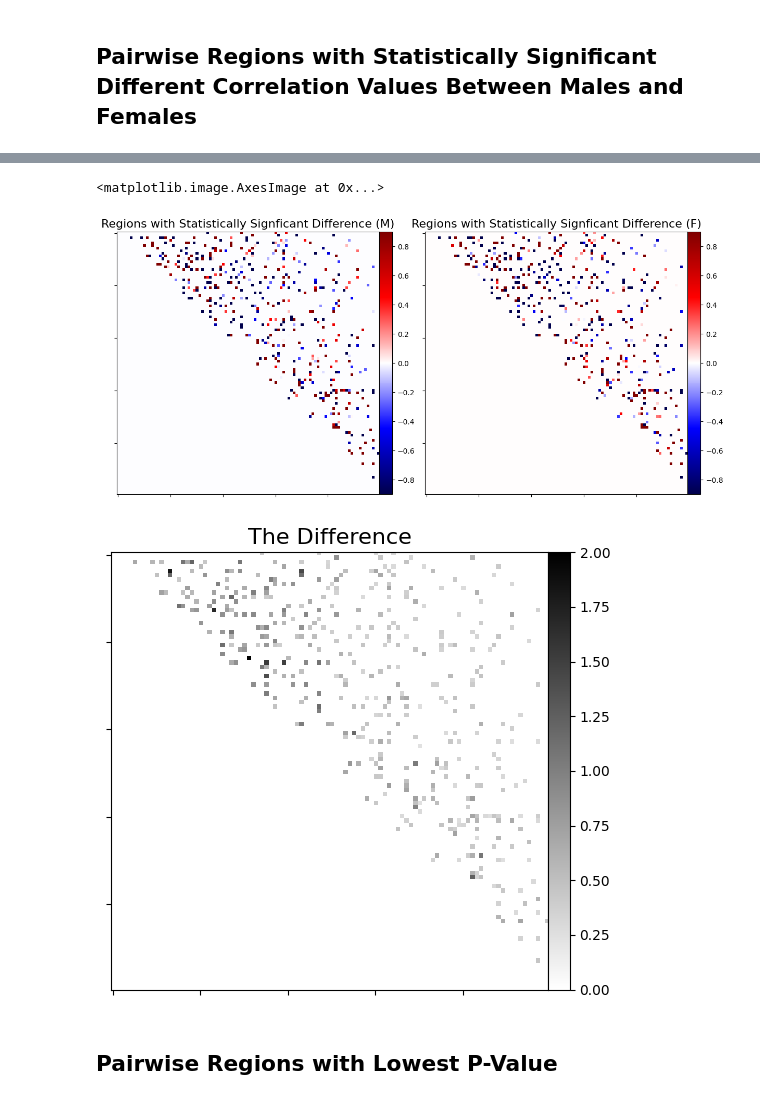
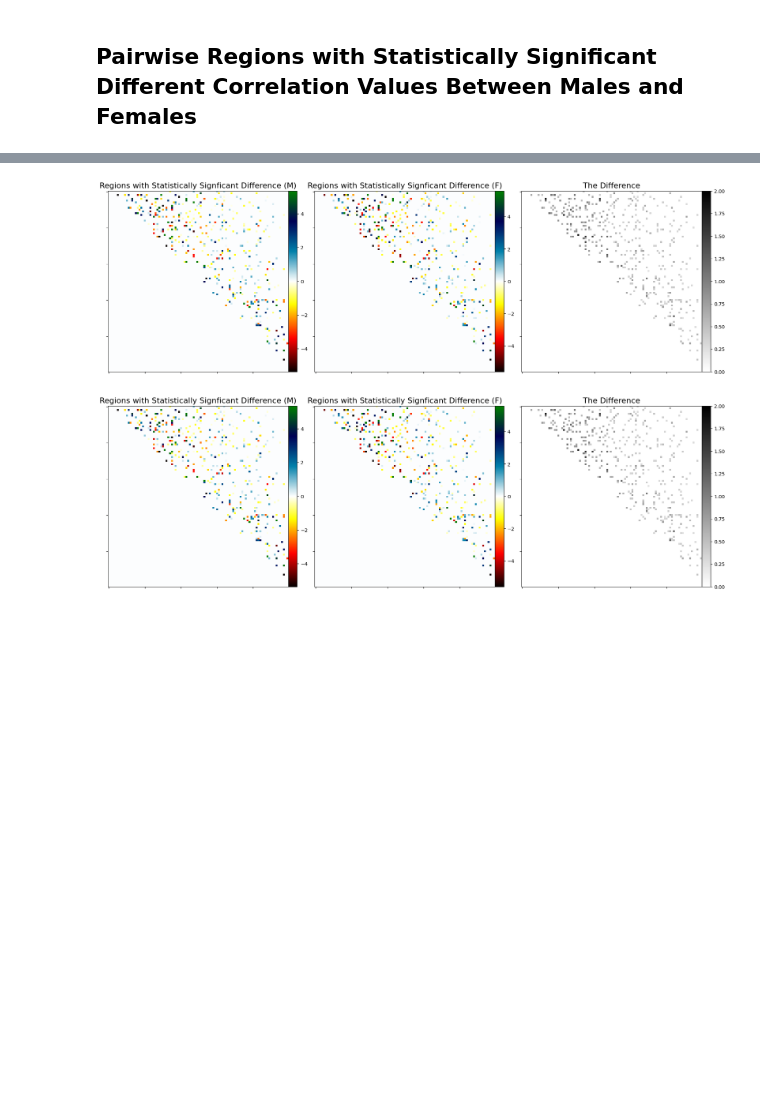
Before and after one commit to AndrewCheng02/DSC180B-Capstone-ProjectA09, a Jupyter notebook: HCP EDA.ipynb, the cells around one changed output, grey strips where cells are left out. Drawn from its saved outputs; the diff is of its cells as text; code cells hidden in the pictures; blank space fills up the shorter version.

```diff
--- a/HCP EDA.ipynb
+++ b/HCP EDA.ipynb
@@ -148,6 +172,6 @@ num_regions = diff_avg_netmat.shape[0]
 num_pairwise_regions = math.comb(num_regions, 2)
 bonferroni_alpha = alpha / num_pairwise_regions # bonferroni correction
 
-t_significant_regions = stat_tests.get_sig_regions(diff_avg_netmat, t_p_vals, alpha)
-t_significant_regions_bonferroni = stat_tests.get_sig_regions(diff_avg_netmat, t_p_vals, bonferroni_alpha)
+t_significant_regions = stat_tests.get_sig_regions(diff_avg_netmat, t_p_vals, alpha, cmap=bicmap)
+t_significant_regions_bonferroni = stat_tests.get_sig_regions(diff_avg_netmat, t_p_vals, bonferroni_alpha, cmap=bicmap)
 # %% [output]
@@ -197,6 +204,15 @@ np.linalg.norm(t_significant_regions_bonferroni) / np.linalg.norm(diff_avg_netma
 0.7135527629984316
 # %% [markdown]
 ## Pairwise Regions with Statistically Significant Different Correlation Values Between Males and Females
+# %%
+m_significant_regions_bonferroni = np.where(t_significant_regions_bonferroni == 0, 0, m_avg_netmat)
+f_significant_regions_bonferroni = np.where(t_significant_regions_bonferroni == 0, 0, f_avg_netmat)
+
+m_sig_corr_bonferroni = m_significant_regions_bonferroni[~(m_significant_regions_bonferroni == 0)]
+f_sig_corr_bonferroni = f_significant_regions_bonferroni[~(f_significant_regions_bonferroni == 0)]
 # %%
 m_significant_regions = np.where(t_significant_regions_bonferroni == 0, 0, m_avg_netmat)
 f_significant_regions = np.where(t_significant_regions_bonferroni == 0, 0, f_avg_netmat)
+
+m_sig_corr = m_significant_regions[~(m_significant_regions == 0)]
+f_sig_corr = f_significant_regions[~(f_significant_regions == 0)]
@@ -216,15 +219,31 @@ plt.show()
 # %%
-fig, axes = plt.subplots(1, 2, figsize=(12, 6))
+fig, axes = plt.subplots(1, 3, figsize=(18, 6))
+
+m_sig_vmin, m_sig_vmax = get_minmax(m_sig_corr)
+f_sig_vmin, f_sig_vmax = get_minmax(f_sig_corr)
+
+m_sig_vmin,m_sig_vmax
 
 plotting.plot_matrix( # visualize element-wise difference of averages
-    set_upper_triangular(m_significant_regions), colorbar=True, vmax=0.9, vmin=-0.9, axes=axes[0], title = "Regions with Statistically Signficant Difference (M)", cmap='seismic')
+    set_upper_triangular(m_significant_regions), colorbar=True, vmax=m_sig_vmax, vmin=m_sig_vmin, axes=axes[0], title = "Regions with Statistically Signficant Difference (M)", cmap=cmap)
 plotting.plot_matrix( # visualize element-wise difference of averages
-    set_upper_triangular(f_significant_regions), colorbar=True, vmax=0.9, vmin=-0.9, axes=axes[1], title = "Regions with Statistically Signficant Difference (F)", cmap='seismic')
+    set_upper_triangular(f_significant_regions), colorbar=True, vmax=f_sig_vmax, vmin=f_sig_vmin, axes=axes[1], title = "Regions with Statistically Signficant Difference (F)", cmap=cmap)
 plotting.plot_matrix( # visualize element-wise difference of averages
-    set_upper_triangular(np.abs(m_significant_regions - f_significant_regions)), colorbar=True, vmax=2, vmin=0, title = "The Difference", cmap='binary')
+    set_upper_triangular(np.abs(m_significant_regions - f_significant_regions)), colorbar=True, vmax=2, vmin=0, axes=axes[2], title = "The Difference", cmap='binary')
+plt.tight_layout()
+
+m_sig_bon_vmin, m_sig_bon_vmax = get_minmax(m_sig_corr_bonferroni)
+f_sig_bon_vmin, f_sig_bon_vmax = get_minmax(f_sig_corr_bonferroni)
+
+fig, axes = plt.subplots(1, 3, figsize=(18, 6))
+
+plotting.plot_matrix( # visualize element-wise difference of averages
+    set_upper_triangular(m_significant_regions_bonferroni), colorbar=True, vmax=m_sig_bon_vmax, vmin=m_sig_bon_vmin, axes=axes[0], title = "Regions with Statistically Signficant Difference (M)", cmap=cmap)
+plotting.plot_matrix( # visualize element-wise difference of averages
+    set_upper_triangular(f_significant_regions_bonferroni), colorbar=True, vmax=f_sig_bon_vmax, vmin=f_sig_bon_vmin, axes=axes[1], title = "Regions with Statistically Signficant Difference (F)", cmap=cmap)
+plotting.plot_matrix( # visualize element-wise difference of averages
+    set_upper_triangular(np.abs(m_significant_regions_bonferroni - f_significant_regions_bonferroni)), colorbar=True, vmax=2, vmin=0, axes=axes[2], title = "The Difference", cmap='binary')
+plt.tight_layout()
 # %% [output]
-<matplotlib.image.AxesImage at 0x...>
-[figure, old version]
+[figure, new version]
-[figure, old version]
+[figure, new version]
-# %% [markdown]
-## Pairwise Regions with Lowest P-Value
```
Also changed, not shown: parts of 11 cells of this notebook, 4 other files.
